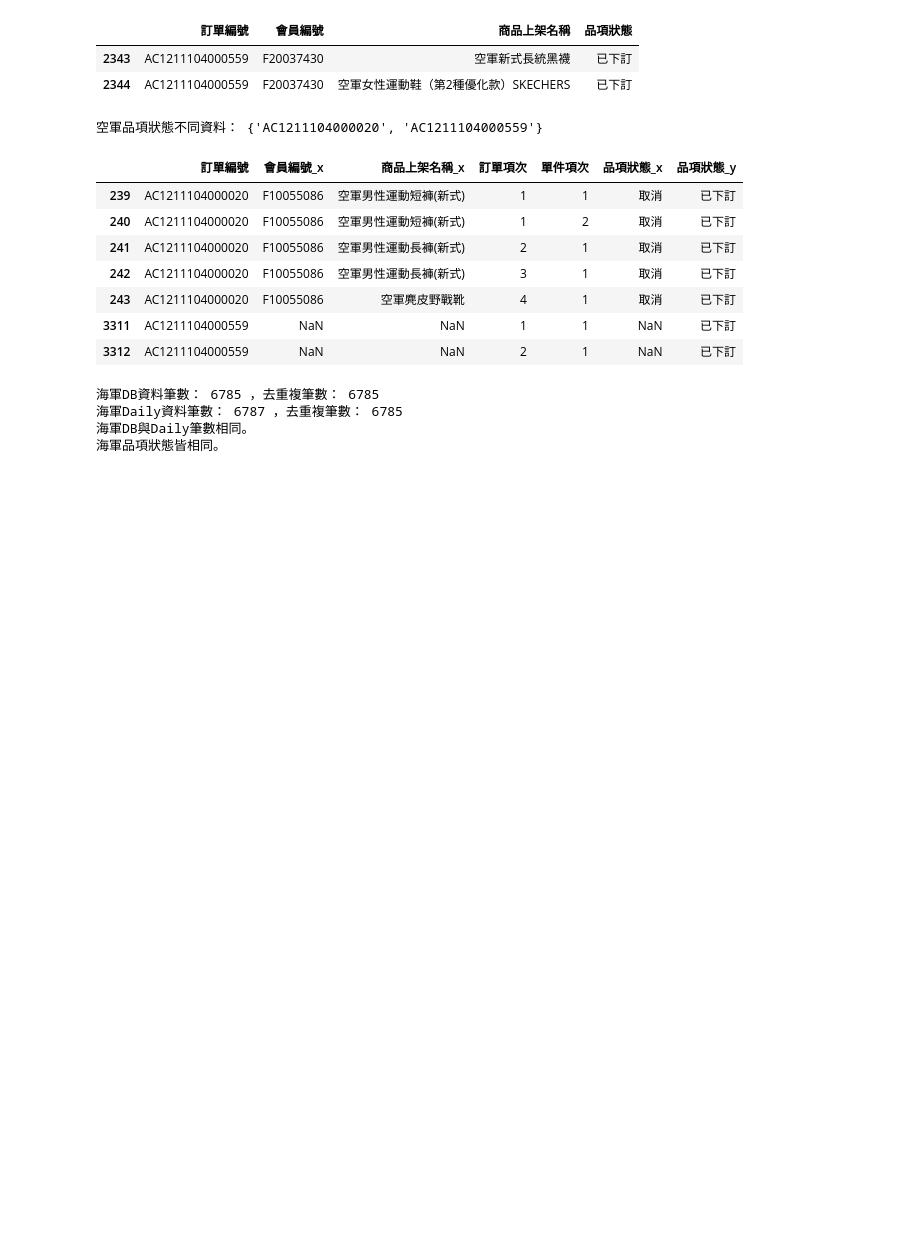
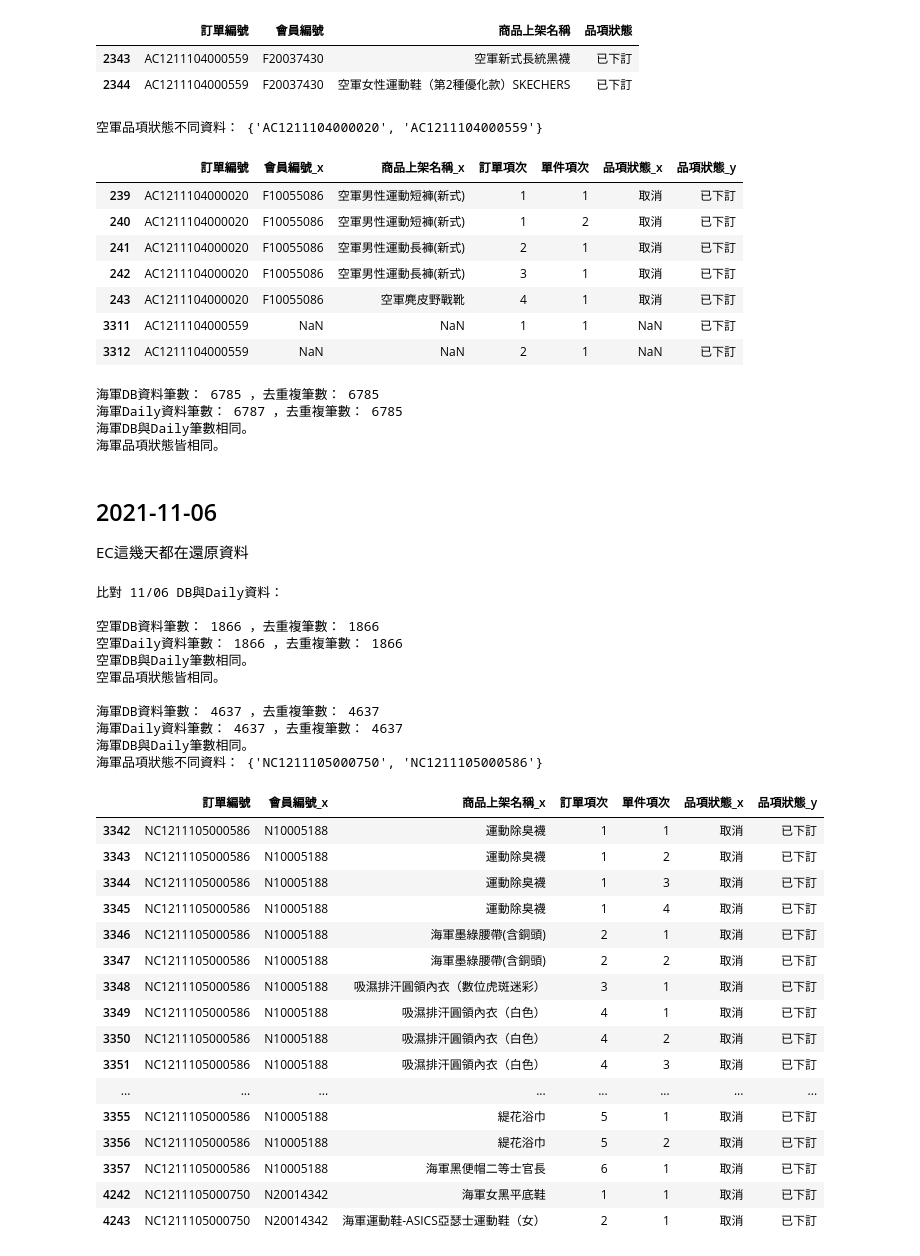
Before and after one commit to mei-chun/CNLproject, a Jupyter notebook: 每日比較.ipynb, the cells around one changed output. Saved outputs shown, nothing was run; the diff lists cells and outputs as text; code cells hidden in the pictures; blank space fills up the shorter version.

```diff
--- a/每日比較.ipynb
+++ b/每日比較.ipynb
@@ -317,3 +317,38 @@ compare_data('11/05', '../../../每日比對/ECSalse211105test_af.csv', '../../E
 海軍Daily資料筆數： 6787 ，去重複筆數： 6785
 海軍DB與Daily筆數相同。
 海軍品項狀態皆相同。
+# %% [markdown]
+## 2021-11-06
+EC這幾天都在還原資料
+# %%
+compare_data('11/06', '../../../每日比對/ECSalse211106test_af.csv', '../../ECData_1101108/ECSaleData20211106_airforce.txt'\
+             , '../../../每日比對/ECSalse211106test_navy.csv', '../../ECData_1101108/ECSaleData20211106_navy.txt')
+# %% [output]
+比對 11/06 DB與Daily資料：
+
+空軍DB資料筆數： 1866 ，去重複筆數： 1866
+空軍Daily資料筆數： 1866 ，去重複筆數： 1866
+空軍DB與Daily筆數相同。
+空軍品項狀態皆相同。
+
+海軍DB資料筆數： 4637 ，去重複筆數： 4637
+海軍Daily資料筆數： 4637 ，去重複筆數： 4637
+海軍DB與Daily筆數相同。
+海軍品項狀態不同資料： {'NC1211105000750', 'NC1211105000586'}
+|  | 訂單編號 | 會員編號_x | 商品上架名稱_x | 訂單項次 | 單件項次 | 品項狀態_x | 品項狀態_y |
+| 3342 | NC1211105000586 | N10005188 | 運動除臭襪 | 1 | 1 | 取消 | 已下訂 |
+| 3343 | NC1211105000586 | N10005188 | 運動除臭襪 | 1 | 2 | 取消 | 已下訂 |
+| 3344 | NC1211105000586 | N10005188 | 運動除臭襪 | 1 | 3 | 取消 | 已下訂 |
+| 3345 | NC1211105000586 | N10005188 | 運動除臭襪 | 1 | 4 | 取消 | 已下訂 |
+| 3346 | NC1211105000586 | N10005188 | 海軍墨綠腰帶(含銅頭) | 2 | 1 | 取消 | 已下訂 |
+| 3347 | NC1211105000586 | N10005188 | 海軍墨綠腰帶(含銅頭) | 2 | 2 | 取消 | 已下訂 |
+| 3348 | NC1211105000586 | N10005188 | 吸濕排汗圓領內衣（數位虎斑迷彩） | 3 | 1 | 取消 | 已下訂 |
+| 3349 | NC1211105000586 | N10005188 | 吸濕排汗圓領內衣（白色） | 4 | 1 | 取消 | 已下訂 |
+| 3350 | NC1211105000586 | N10005188 | 吸濕排汗圓領內衣（白色） | 4 | 2 | 取消 | 已下訂 |
+| 3351 | NC1211105000586 | N10005188 | 吸濕排汗圓領內衣（白色） | 4 | 3 | 取消 | 已下訂 |
+| ... | ... | ... | ... | ... | ... | ... | ... |
+| 3355 | NC1211105000586 | N10005188 | 緹花浴巾 | 5 | 1 | 取消 | 已下訂 |
+| 3356 | NC1211105000586 | N10005188 | 緹花浴巾 | 5 | 2 | 取消 | 已下訂 |
+| 3357 | NC1211105000586 | N10005188 | 海軍黑便帽二等士官長 | 6 | 1 | 取消 | 已下訂 |
+| 4242 | NC1211105000750 | N20014342 | 海軍女黑平底鞋 | 1 | 1 | 取消 | 已下訂 |
+| 4243 | NC1211105000750 | N20014342 | 海軍運動鞋-ASICS亞瑟士運動鞋（女） | 2 | 1 | 取消 | 已下訂 |
```
Also changed, not shown: parts of 4 cells of this notebook.
